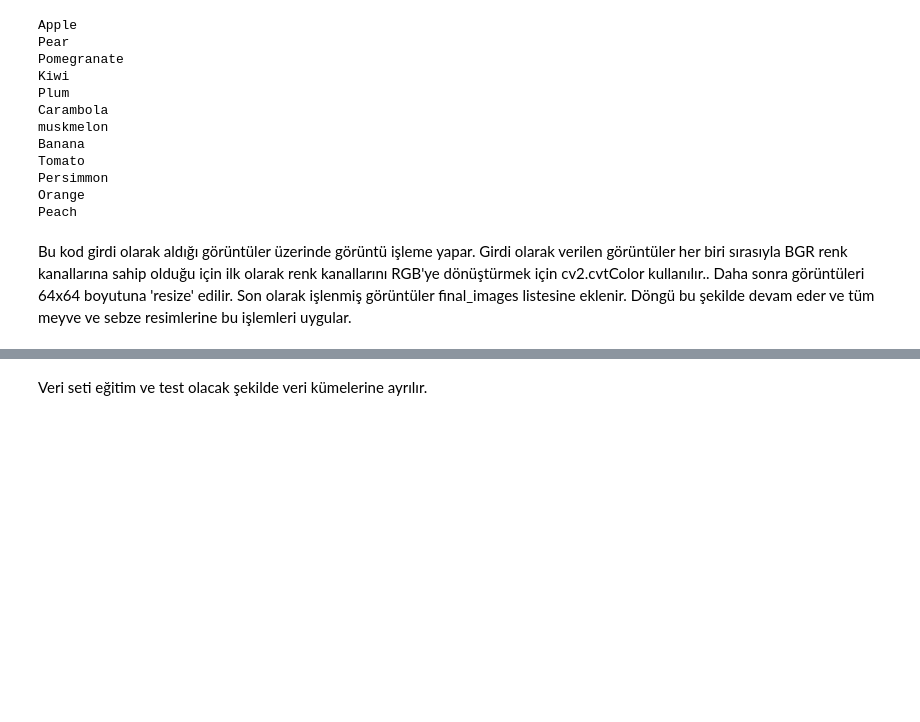
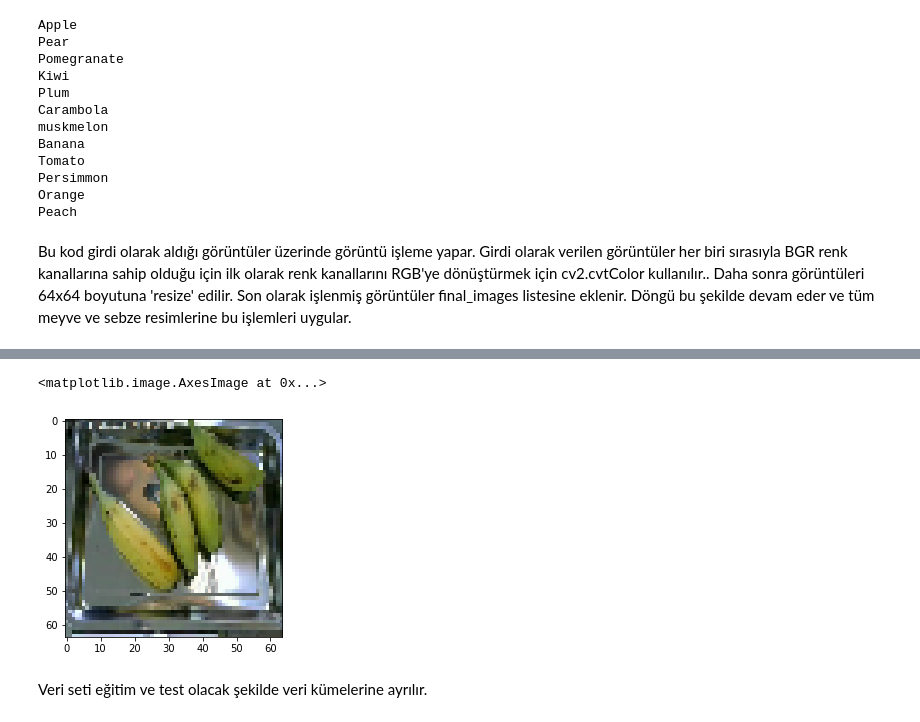
Before and after one commit to kemaldemirel1999/Computer-Vision-Fruit-Vegetables-Recognition, a Jupyter notebook: vision.ipynb, the cells around one changed output, grey strips where cells are left out. Cells and saved outputs as stored; diff of their text form; code cells hidden in the pictures; blank space fills up the shorter version.

```diff
--- a/vision.ipynb
+++ b/vision.ipynb
@@ -68,3 +78,8 @@ images = preprocess(images)
+# %%
+plt.imshow(images[21000])
+# %% [output]
+<matplotlib.image.AxesImage at 0x...>
+[figure, added]
 # %%
 images = np.array(images)
 labels = np.array(labels)
```
Also changed, not shown: parts of 5 cells of this notebook, 1 other file.
